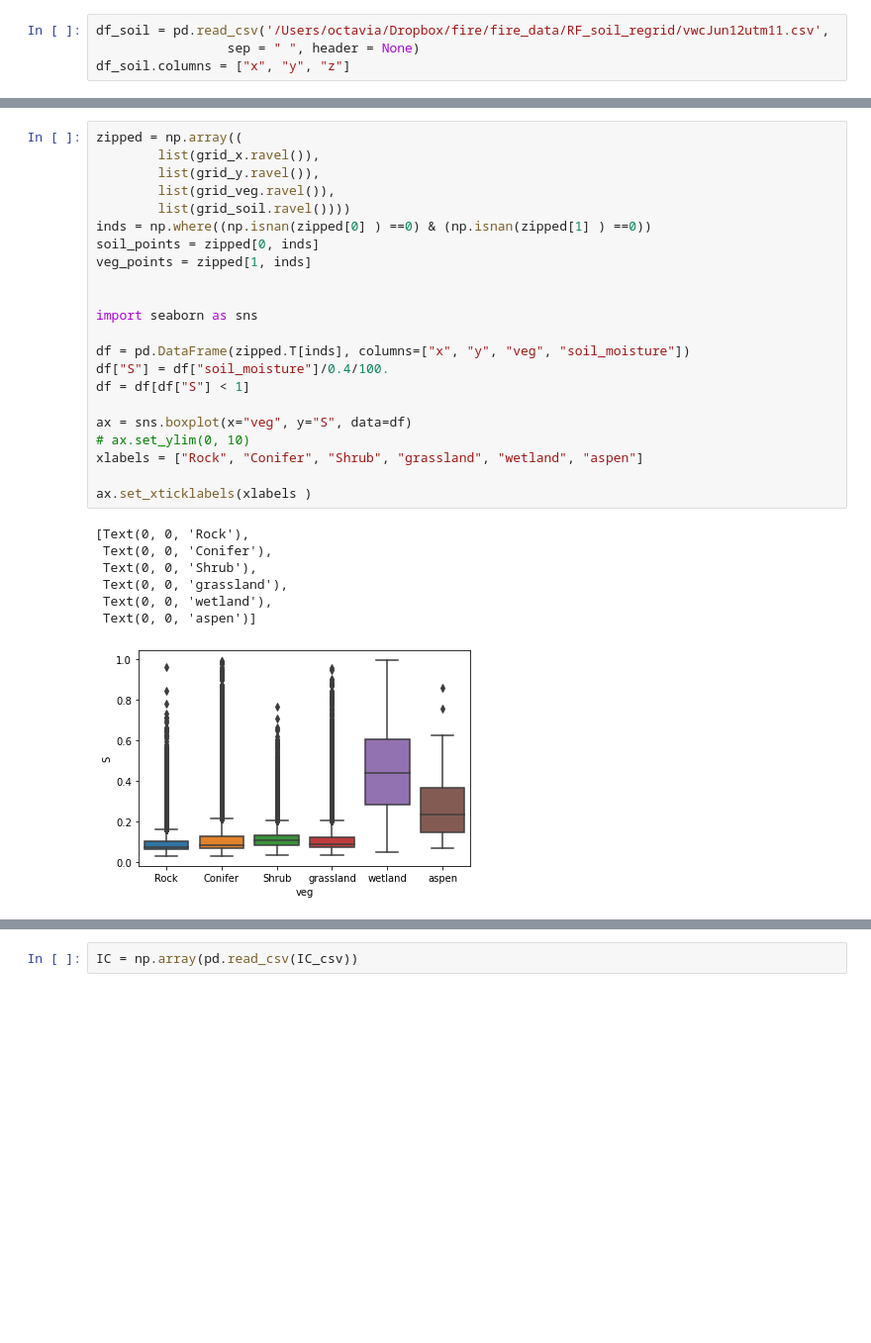
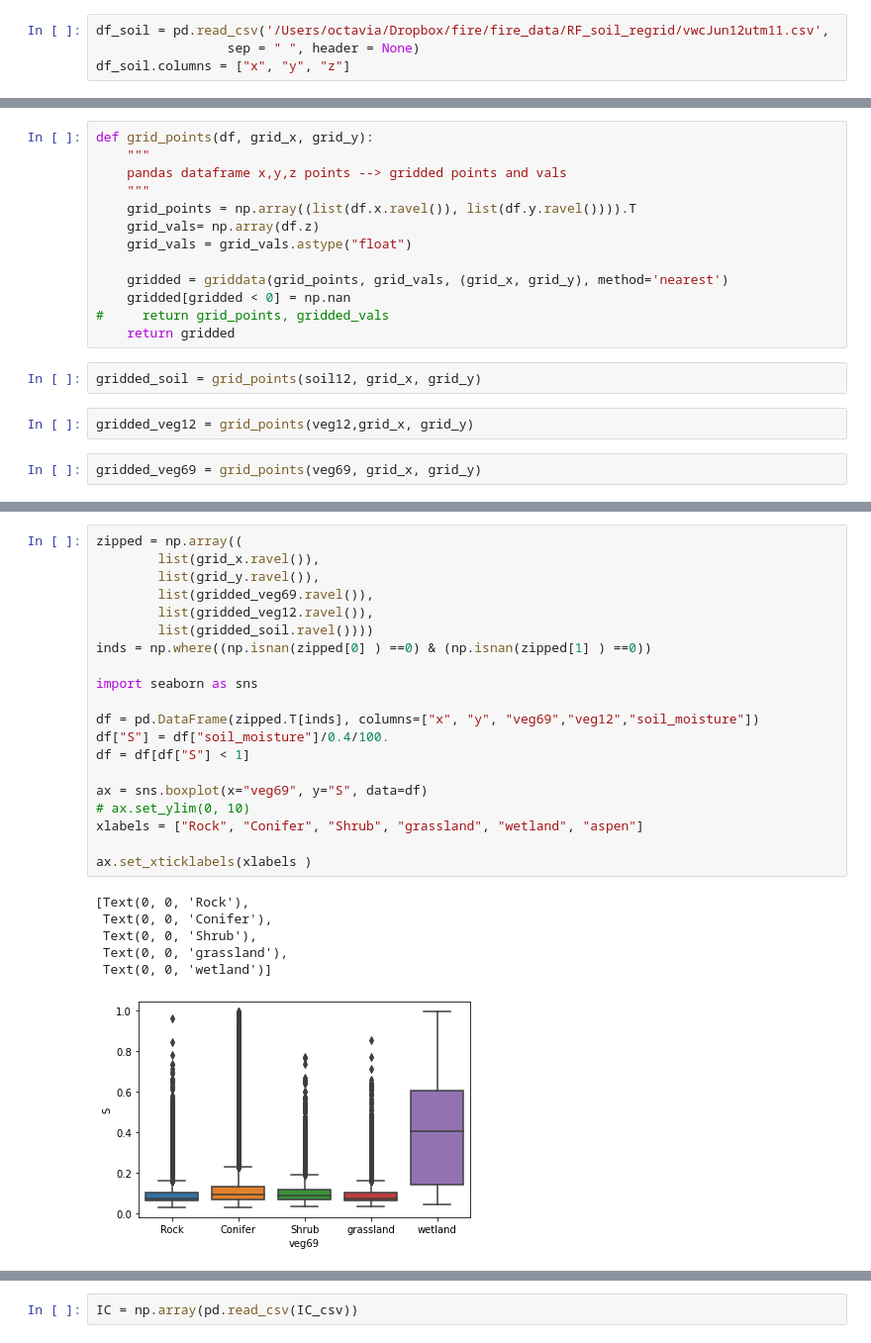
Before and after one commit to octavia-crompton/fire, a Jupyter notebook: notebooks/open veg maps - less.ipynb, the cells around one changed output, grey strips where cells are left out. Shown at 99% size. Saved outputs shown, nothing was run; the diff lists cells and outputs as text; blank space fills up the shorter version.

```diff
--- a/notebooks/open veg maps - less.ipynb
+++ b/notebooks/open veg maps - less.ipynb
@@ -63,3 +61,22 @@ grid_soil[grid_soil < 0] = np.nan
+# %%
+def grid_points(df, grid_x, grid_y):
+    """
+    pandas dataframe x,y,z points --> gridded points and vals
+    """
+    grid_points = np.array((list(df.x.ravel()), list(df.y.ravel()))).T
+    grid_vals= np.array(df.z)
+    grid_vals = grid_vals.astype("float")
+
+    gridded = griddata(grid_points, grid_vals, (grid_x, grid_y), method='nearest')
+    gridded[gridded < 0] = np.nan
+#     return grid_points, gridded_vals
+    return gridded
+# %%
+gridded_soil = grid_points(soil12, grid_x, grid_y)
+# %%
+gridded_veg12 = grid_points(veg12,grid_x, grid_y)
+# %%
+gridded_veg69 = grid_points(veg69, grid_x, grid_y)
 # %%
 fig, axes = plt.subplots(1, 2, figsize = (15, 6), sharey = True, sharex = True)
 
@@ -77,30 +89,27 @@ axes[1].pcolormesh(grid_soil, cmap = "Greens")
 # %%
 zipped = np.array((
         list(grid_x.ravel()),
         list(grid_y.ravel()),
-        list(grid_veg.ravel()),
-        list(grid_soil.ravel())))
+        list(gridded_veg69.ravel()),
+        list(gridded_veg12.ravel()),
+        list(gridded_soil.ravel())))
 inds = np.where((np.isnan(zipped[0] ) ==0) & (np.isnan(zipped[1] ) ==0))
-soil_points = zipped[0, inds]
-veg_points = zipped[1, inds]
-
 
 import seaborn as sns
 
-df = pd.DataFrame(zipped.T[inds], columns=["x", "y", "veg", "soil_moisture"])
+df = pd.DataFrame(zipped.T[inds], columns=["x", "y", "veg69","veg12","soil_moisture"])
 df["S"] = df["soil_moisture"]/0.4/100.
 df = df[df["S"] < 1]
 
-ax = sns.boxplot(x="veg", y="S", data=df)
+ax = sns.boxplot(x="veg69", y="S", data=df)
 # ax.set_ylim(0, 10)
 xlabels = ["Rock", "Conifer", "Shrub", "grassland", "wetland", "aspen"]
 
 ax.set_xticklabels(xlabels )
 # %% [output]
 [Text(0, 0, 'Rock'),
  Text(0, 0, 'Conifer'),
  Text(0, 0, 'Shrub'),
  Text(0, 0, 'grassland'),
- Text(0, 0, 'wetland'),
- Text(0, 0, 'aspen')]
+ Text(0, 0, 'wetland')]
-[figure, old version]
+[figure, new version]
```
Also changed, not shown: parts of 41 cells of this notebook, 14 other files.
